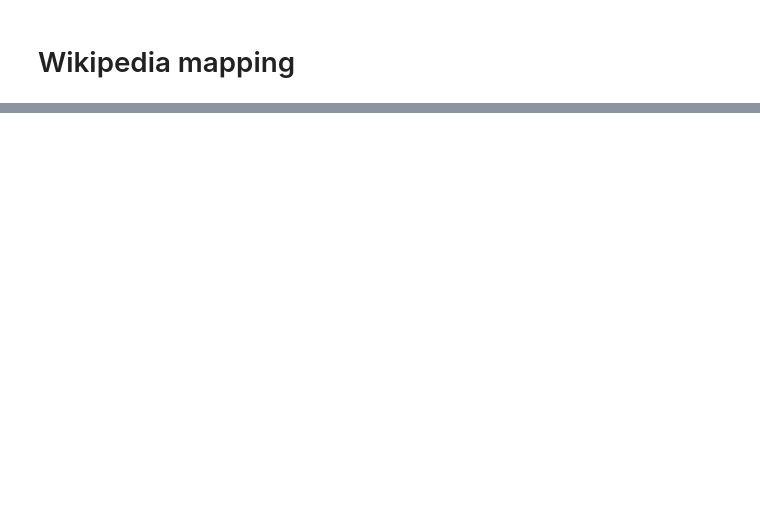
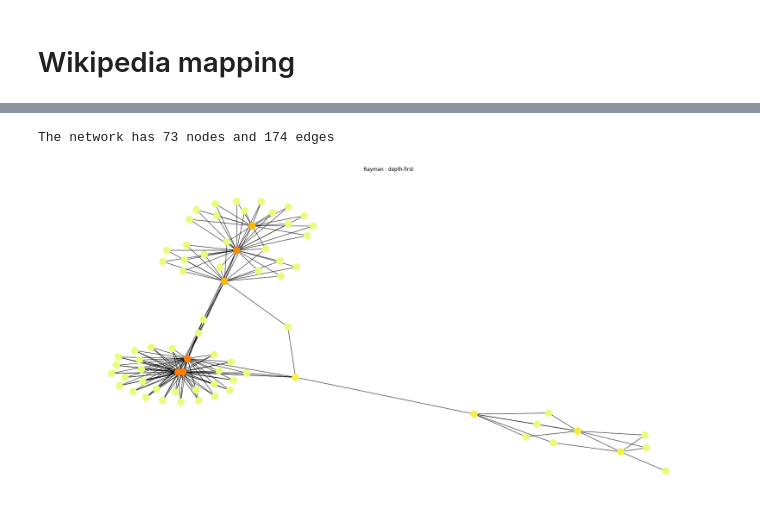
Before and after one commit to CrazySwimmer/Wikipedia-mapping, a Jupyter notebook: wiki-mapper.ipynb, the cells around one changed output, grey strips where cells are left out. Cells and saved outputs as stored; diff of their text form; code cells hidden in the pictures; blank space fills up the shorter version.

```diff
--- a/wiki-mapper.ipynb
+++ b/wiki-mapper.ipynb
@@ -188,0 +240,7 @@ The network has 245 nodes and 926 edges
+# %%
+#Define constants
+article = 'Rayman' #Starting article
+sF = 'depth'    #Search-First: 'breadth' or 'depth'
+mB = 0          #Max breadth
+mD = 0          #Max depth
+mI = 10         #Max items
@@ -188,0 +249,4 @@ The network has 245 nodes and 926 edges
+# %%
+#Crawl
+network = crawl(article=article, searchFirst=sF, maxBreadth=mB,
+                maxDepth=mD,maxItems=mI)
@@ -188,0 +271,7 @@ The network has 245 nodes and 926 edges
+# %%
+#Draw graph
+summarize_crawl(data=network, plotTitle='{} : {}-first'.format(article, sF),
+                keep_end_nodes=False)
+# %% [output]
+The network has 73 nodes and 174 edges
+[figure, added]
```
Also changed, not shown: parts of 15 cells of this notebook.
